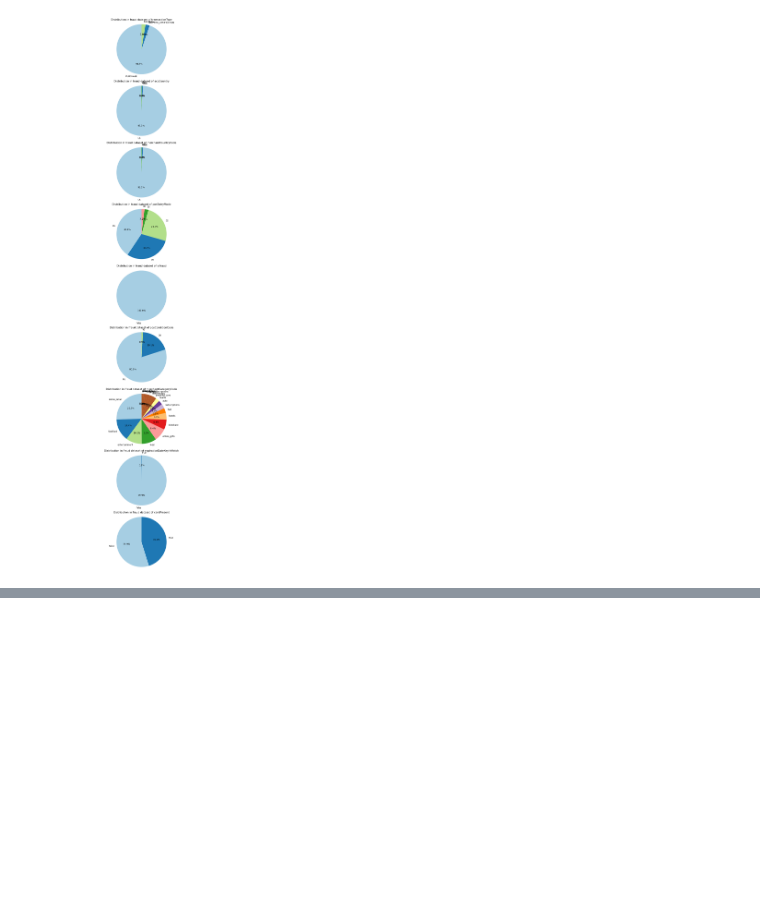
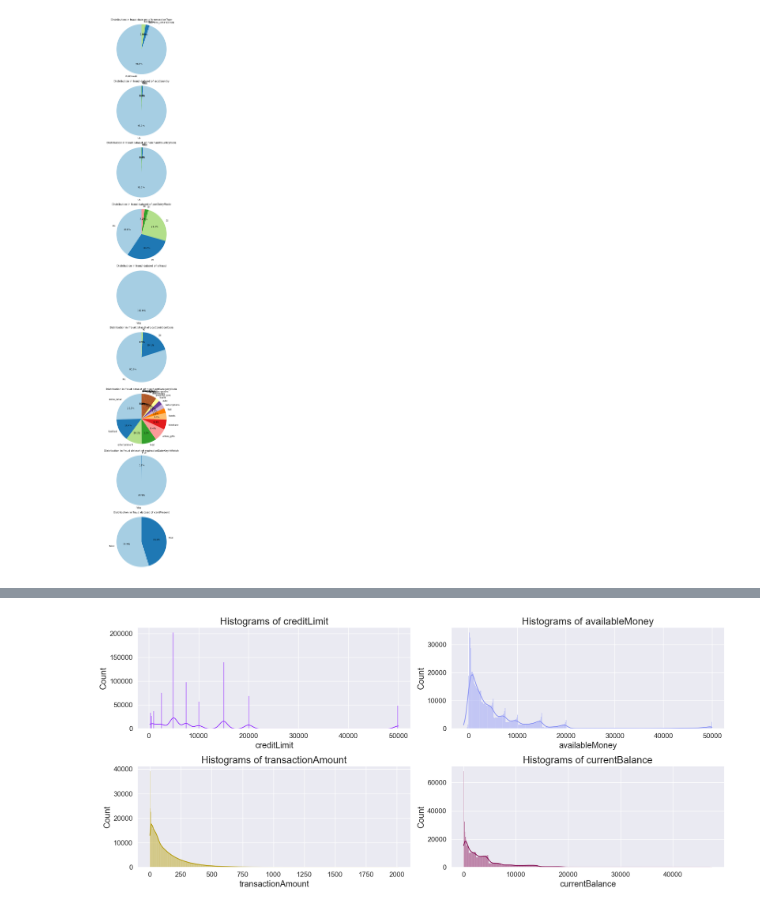
Before and after one commit to Illidan777/FTF-detector, a Jupyter notebook: data_preprocessing/Finance_Transaction_Fraud_detector.ipynb, the cells around one changed output, grey strips where cells are left out. Saved outputs shown, nothing was run; the diff lists cells and outputs as text; code cells hidden in the pictures; blank space fills up the shorter version.

Commit message:
eda in progress (inv currentExpDate, discrete features, analyze_fraud_by_address_change)

```diff
--- a/data_preprocessing/Finance_Transaction_Fraud_detector.ipynb
+++ b/data_preprocessing/Finance_Transaction_Fraud_detector.ipynb
@@ -282,0 +342,17 @@ show_pie_distribution_in_categorical_features(nonFraudDf, categorical_columns, t
+# %%
+discrete_columns = ["creditLimit", "availableMoney", "transactionAmount", "currentBalance"]
+# %%
+fig, axs = plt.subplots(2, 2, figsize=(18, 8), facecolor='w', edgecolor='k')
+fig.subplots_adjust(hspace = .5, wspace=.001)
+
+palette = ["#9736FF", "#8992F3", "#B29800", "#80004C"]
+for ax, field, color in itertools.zip_longest(axs.ravel(), discrete_columns, palette):
+    sns.histplot(data = df, x=df[field], ax=ax, color=color, kde=True)
+    ax.set_title('Histograms of ' + str(field), fontsize=20)
+    ax.set_xlabel(str(field), fontsize=17)
+    ax.set_ylabel('Count', fontsize=17)
+    ax.xaxis.set_tick_params(labelsize=14)
+    ax.yaxis.set_tick_params(labelsize=14)
+    plt.tight_layout()
+# %% [output]
+[figure, added]
```
Also changed, not shown: parts of 25 cells of this notebook.
